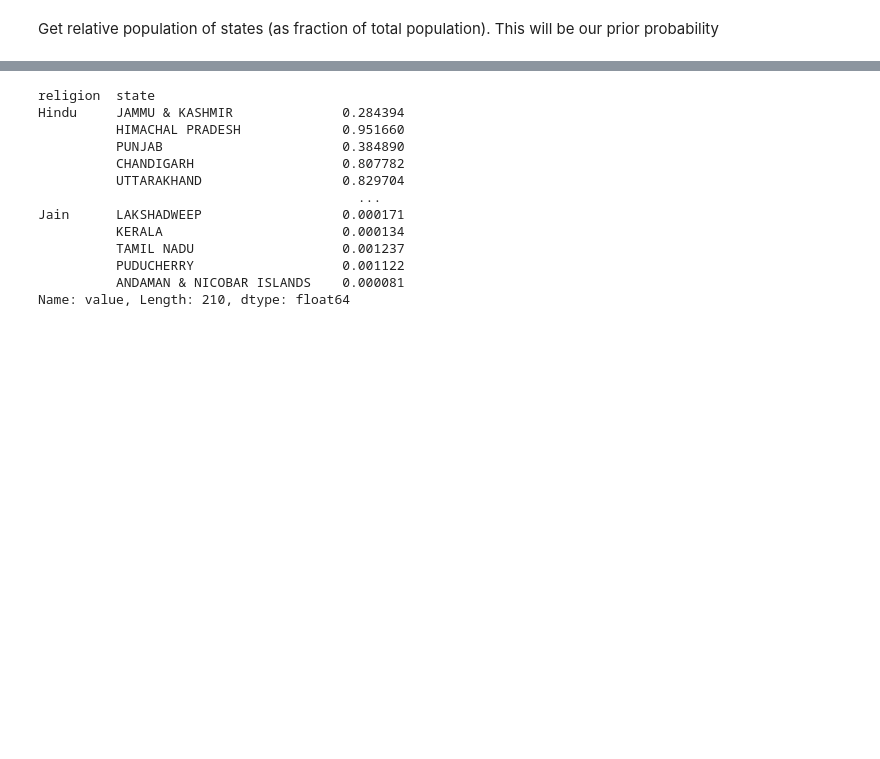
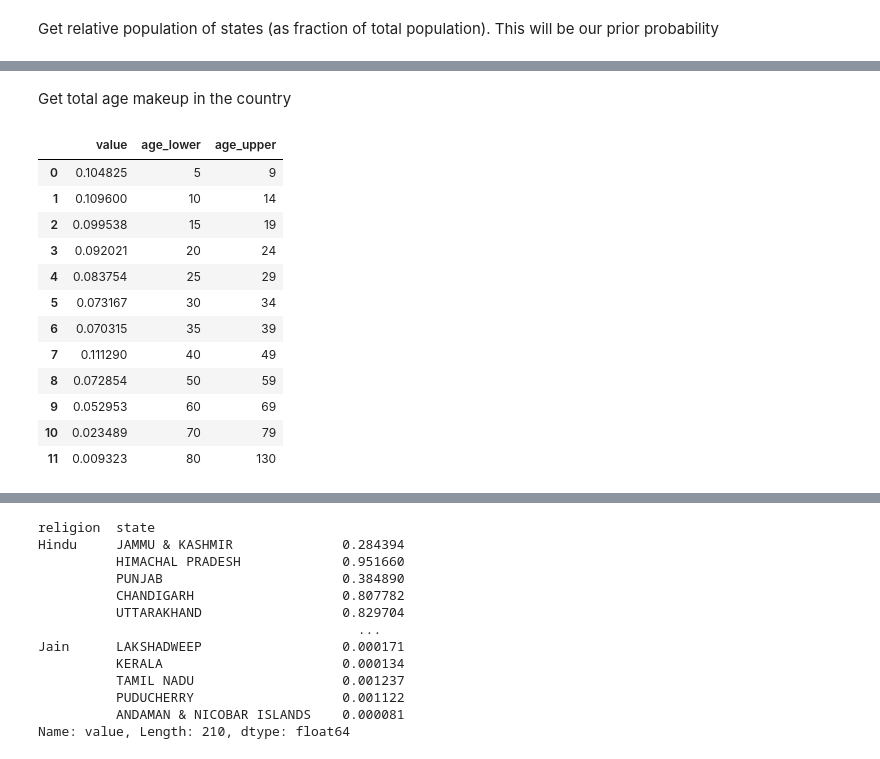
Before and after one commit to andydevs/andys-notebook, a Jupyter notebook: naive-bayes-india-state-prediction.ipynb, the cells around one changed output, grey strips where cells are left out. Saved outputs shown, nothing was run; the diff lists cells and outputs as text; code cells hidden in the pictures; blank space fills up the shorter version.

```diff
--- a/naive-bayes-india-state-prediction.ipynb
+++ b/naive-bayes-india-state-prediction.ipynb
@@ -188,0 +186,32 @@ Name: state_prior, dtype: float64
+# %% [markdown]
+Get total age makeup in the country
+# %%
+age_evidence = get_dataset('PC11_B01',
+                           state='0',
+                           district='0',
+                           scst='0',
+                           urbrur='0',
+                           sex='0',
+                           work_status='0',
+                           age='1-12',
+                           fields='age,value')
+
+age_evidence['age_lower'] = age_evidence['age'].map(parse_lower)
+age_evidence['age_upper'] = age_evidence['age'].map(parse_upper)
+del age_evidence['age']
+age_evidence['value'] /= total_population
+age_evidence
+# %% [output]
+|  | value | age_lower | age_upper |
+| 0 | 0.104825 | 5 | 9 |
+| 1 | 0.109600 | 10 | 14 |
+| 2 | 0.099538 | 15 | 19 |
+| 3 | 0.092021 | 20 | 24 |
+| 4 | 0.083754 | 25 | 29 |
+| 5 | 0.073167 | 30 | 34 |
+| 6 | 0.070315 | 35 | 39 |
+| 7 | 0.111290 | 40 | 49 |
+| 8 | 0.072854 | 50 | 59 |
+| 9 | 0.052953 | 60 | 69 |
+| 10 | 0.023489 | 70 | 79 |
+| 11 | 0.009323 | 80 | 130 |
```
Also changed, not shown: parts of 16 cells of this notebook.
